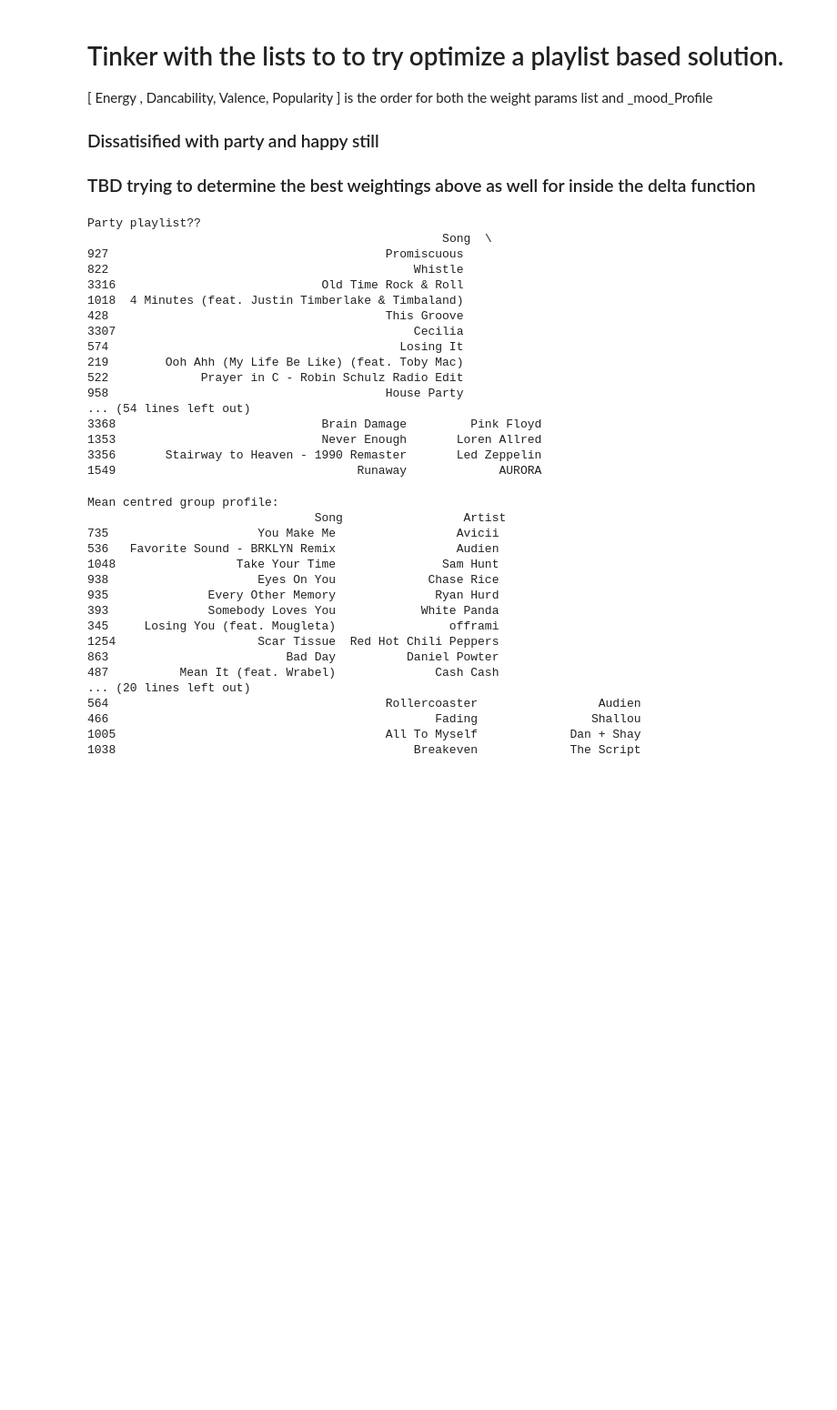
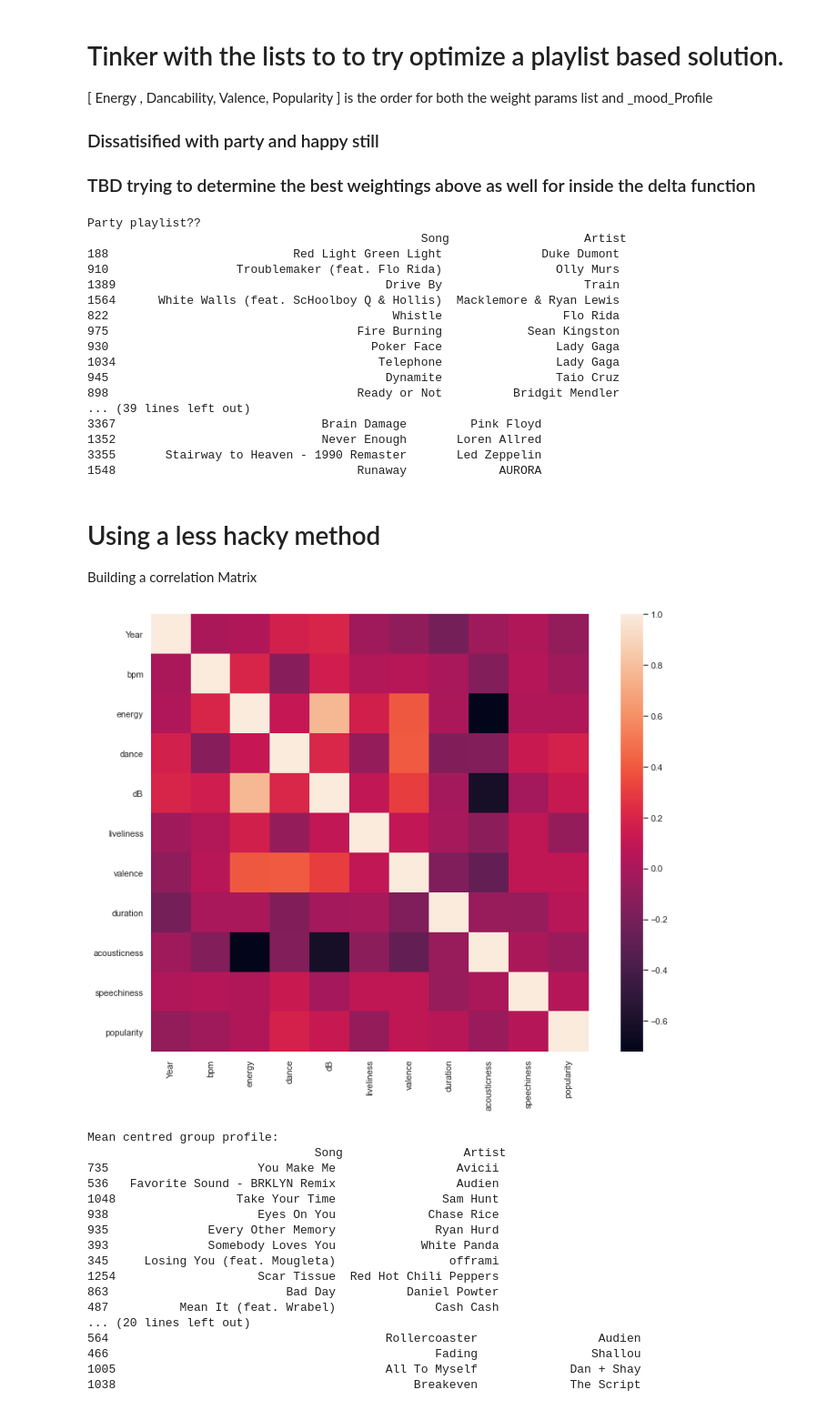
Before and after one commit to IGEN330-Overlap/algo, a Jupyter notebook: SongAnalysis.ipynb, the cells around one changed output. Shown at 91% size. Cells and saved outputs as stored; diff of their text form; code cells hidden in the pictures; blank space fills up the shorter version.

Commit message:
Added: Party playlist method
restricting playlists to genres and other small changes

```diff
--- a/SongAnalysis.ipynb
+++ b/SongAnalysis.ipynb
@@ -1,7 +1,14 @@
 # %%
 import numpy as np
 import pandas as pd
-from matplotlib import pyplot as plt
+import matplotlib.pyplot as plt
+import seaborn as sns
+sns.set()
+
+pd.options.display.max_columns = None
+
+# rendering all graphics straight out of the notebook
+%matplotlib inline
 # %%
 df_BL = pd.read_csv("data/brendan-spotify.csv")
 df_NL = pd.read_csv("data/nick-spotify.csv")
@@ -13,12 +20,17 @@ print("song data read successfully!")
 # %% [output]
 song data read successfully!
 # %%
-# Clean data
-df_BL = df_BL.drop(columns=['added'])
-df_NL = df_NL.drop(columns=['added'])
-df_BT = df_BT.drop(columns=['added'])
-df_DD = df_DD.drop(columns=['added'])
-df_TLC = df_TLC.drop(columns=['added'])
+# Clean and/or merging data
+# df_BL = df_BL.drop(columns=['added'])
+# df_NL = df_NL.drop(columns=['added'])
+# df_BT = df_BT.drop(columns=['added'])
+# df_DD = df_DD.drop(columns=['added'])
+# df_TLC = df_TLC.drop(columns=['added'])
+
+frames = [df_BL, df_NL, df_BT, df_DD, df_TLC]
+
+df = pd.concat(frames).drop_duplicates().reset_index(drop=True)
+df = df.drop_duplicates(subset=['Song','Artist'], keep='first', inplace=False, ignore_index=False )
 # %% [markdown]
 ## Trying to create group profile centred playlists using the following methods
 # %%
@@ -144,14 +181,14 @@ Name: Genre, dtype: int64
 ### TBD trying to determine the best weightings above as well for inside the delta function
 # %%
 # Party list
-weightParams = [0.3, 0.3, 0.1, 0.25]
-partyProfile = [95, 80, 85, 75]
-print("Party playlist??\n", MoodBasedPlaylist([df_BL, df_NL, df_DD, df_BT, df_TLC], 15, partyProfile, weightParams))
+weightParams = [0.25, 0.5, 0.1, 0.15]
+partyProfile = [90, 80, 85, 75]
+print("Party playlist??\n", PartyPlaylist([df_BL, df_NL, df_DD, df_BT, df_TLC], 15, partyProfile, weightParams))
 
 # Happy list
 weightParams = [0.1, 0.3, 0.3, 0.3]
 partyProfile = [95, 80, 70, 75]
-print("Happy playlist??\n", MoodBasedPlaylist([df_BL, df_NL, df_DD, df_BT, df_TLC], 15, partyProfile, weightParams))
+print("\n\nHappy playlist??\n", MoodBasedPlaylist([df_BL, df_NL, df_DD, df_BT, df_TLC], 15, partyProfile, weightParams))
 
 # Sad list
 weightParams = [0.225, 0.225, 0.15, 0.25]
@@ -159,22 +196,35 @@ sadProfile = [30, 20, 15, 75]
 print("\n\nSad playlist??\n", MoodBasedPlaylist([df_BL, df_NL, df_DD, df_BT, df_TLC], 15, sadProfile, weightParams))
 # %% [output]
 Party playlist??
-                                                  Song  \
-927                                       Promiscuous
-822                                           Whistle
-3316                             Old Time Rock & Roll
-1018  4 Minutes (feat. Justin Timberlake & Timbaland)
-428                                       This Groove
-3307                                          Cecilia
-574                                         Losing It
-219        Ooh Ahh (My Life Be Like) (feat. Toby Mac)
-522             Prayer in C - Robin Schulz Radio Edit
-958                                       House Party
-... (54 lines left out)
-3368                             Brain Damage         Pink Floyd
-1353                             Never Enough       Loren Allred
-3356       Stairway to Heaven - 1990 Remaster       Led Zeppelin
-1549                                  Runaway             AURORA
+                                               Song                   Artist
+188                          Red Light Green Light              Duke Dumont
+910                  Troublemaker (feat. Flo Rida)                Olly Murs
+1389                                      Drive By                    Train
+1564      White Walls (feat. ScHoolboy Q & Hollis)  Macklemore & Ryan Lewis
+822                                        Whistle                 Flo Rida
+975                                   Fire Burning            Sean Kingston
+930                                     Poker Face                Lady Gaga
+1034                                     Telephone                Lady Gaga
+945                                       Dynamite                Taio Cruz
+898                                   Ready or Not          Bridgit Mendler
+... (39 lines left out)
+3367                             Brain Damage         Pink Floyd
+1352                             Never Enough       Loren Allred
+3355       Stairway to Heaven - 1990 Remaster       Led Zeppelin
+1548                                  Runaway             AURORA
+# %% [markdown]
+# Using a less hacky method
+Building a correlation Matrix
+# %%
+corr = df.corr()
+
+# plotting the heatmap
+f, ax = plt.subplots(figsize=(12,9))
+
+sns.heatmap(corr, square=True, linecolor='white', vmax=1.0, annot=False,);
+plt.tight_layout()
+# %% [output]
+[figure, added]
 # %%
 print("Mean centred group profile:\n", PrintCombinedMeanPlaylist([df_BL, df_NL, df_TLC], 15))
 print("\n\nMedian centered group profile:\n", PrintCombinedMedianPlaylist([df_BL, df_NL, df_TLC], 15))
```
Also changed, not shown: parts of 3 cells of this notebook.
